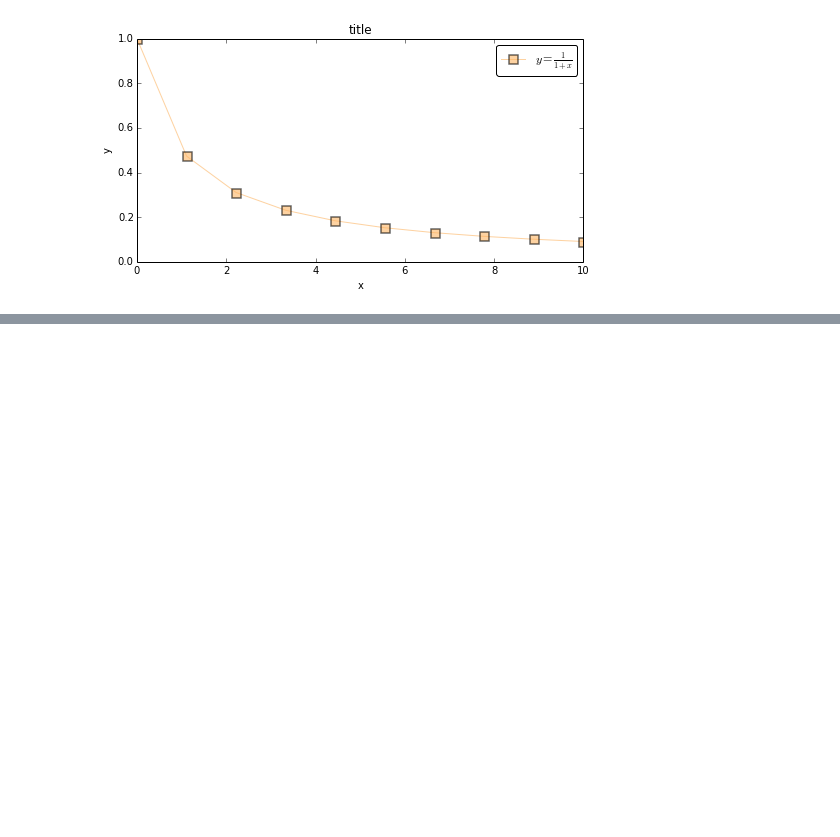
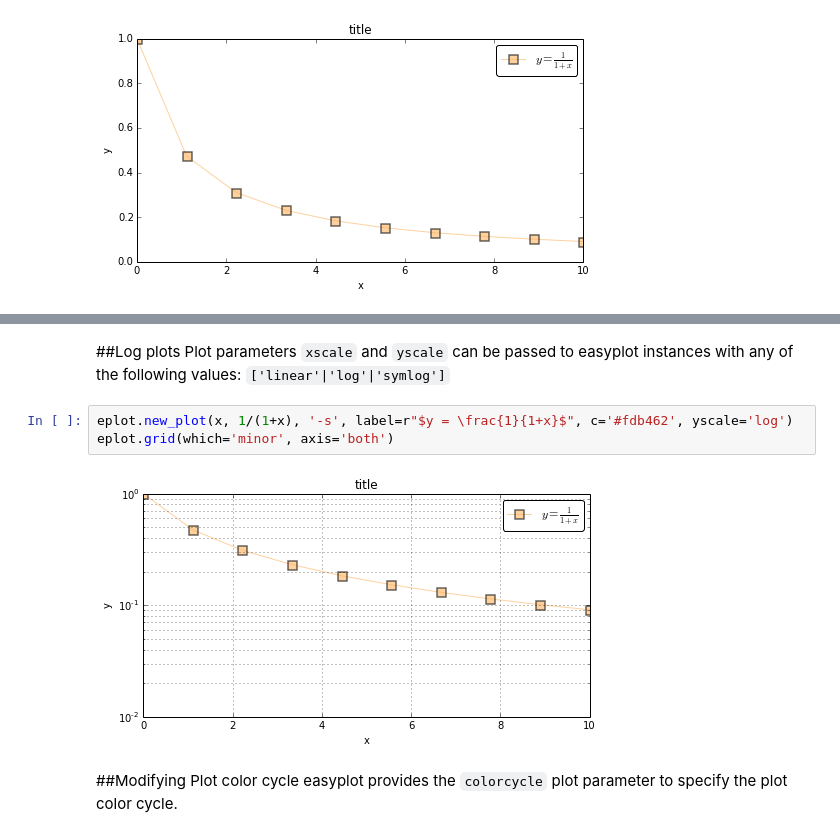
Before and after one commit to HamsterHuey/easyplot, a Jupyter notebook: docs/easyplot_docs.ipynb, the cells around one changed output, grey strips where cells are left out. Saved outputs shown, nothing was run; the diff lists cells and outputs as text; blank space fills up the shorter version.

```diff
--- a/docs/easyplot_docs.ipynb
+++ b/docs/easyplot_docs.ipynb
@@ -92,0 +128,11 @@ eplot.new_plot(x, 1/(1+x), '-s', label=r"$y = \frac{1}{1+x}$", c='#fdb462', ms=9
+# %% [markdown]
+##Log plots
+Plot parameters `xscale` and `yscale` can be passed to easyplot instances with any of the following values: `['linear'|'log'|'symlog']`
+# %%
+eplot.new_plot(x, 1/(1+x), '-s', label=r"$y = \frac{1}{1+x}$", c='#fdb462', yscale='log')
+eplot.grid(which='minor', axis='both')
+# %% [output]
+[figure, added]
+# %% [markdown]
+##Modifying Plot color cycle
+easyplot provides the `colorcycle` plot parameter to specify the plot color cycle.
```
Also changed, not shown: parts of 5 cells of this notebook.
